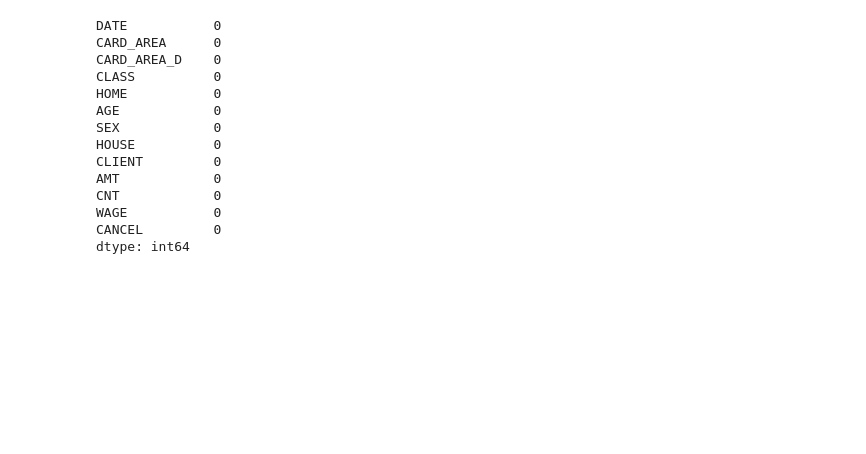
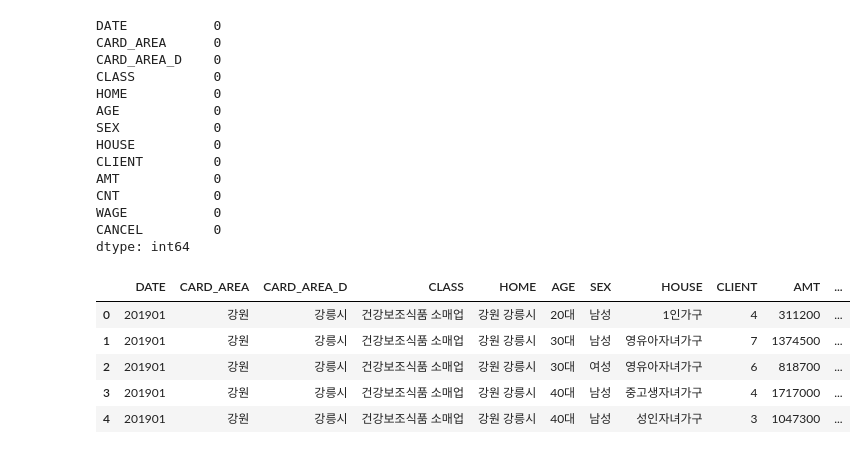
Before and after one commit to dokdin/personal-project, a Jupyter notebook: Data_Preprocessing.ipynb, the cells around one changed output. Cells and saved outputs as stored; diff of their text form; code cells hidden in the pictures; blank space fills up the shorter version.

```diff
--- a/Data_Preprocessing.ipynb
+++ b/Data_Preprocessing.ipynb
@@ -169,6 +169,40 @@ CNT            0
 WAGE           0
 CANCEL         0
 dtype: int64
+# %%
+#  데이터값 바꿔주기
+def test1(x):
+    if x=='60s': return '60대'
+    elif x=='50s': return '50대'
+    elif x=='40s': return '40대'
+    elif x=='30s': return '30대'
+    elif x=='20s': return '20대'
+    else: return '10대'
+
+def test2(x):
+    if x==1: return '남성'
+    else: return '여성'
+
+def test3(x):
+    if x==1: return '1인가구'
+    elif x==2: return '영유아자녀가구'
+    elif x==3: return '중고생자녀가구'
+    elif x==4: return '성인자녀가구'
+    else: return '노년가구'
+
+
+card_no_na['AGE']=card_no_na['AGE'].apply(test1)
+card_no_na['SEX']=card_no_na['SEX'].apply(test2)
+card_no_na['HOUSE']=card_no_na['HOUSE'].apply(test3)
+# %%
+card_no_na.head()
+# %% [output]
+|  | DATE | CARD_AREA | CARD_AREA_D | CLASS | HOME | AGE | SEX | HOUSE | CLIENT | AMT | ... |
+| 0 | 201901 | 강원 | 강릉시 | 건강보조식품 소매업 | 강원 강릉시 | 20대 | 남성 | 1인가구 | 4 | 311200 | ... |
+| 1 | 201901 | 강원 | 강릉시 | 건강보조식품 소매업 | 강원 강릉시 | 30대 | 남성 | 영유아자녀가구 | 7 | 1374500 | ... |
+| 2 | 201901 | 강원 | 강릉시 | 건강보조식품 소매업 | 강원 강릉시 | 30대 | 여성 | 영유아자녀가구 | 6 | 818700 | ... |
+| 3 | 201901 | 강원 | 강릉시 | 건강보조식품 소매업 | 강원 강릉시 | 40대 | 남성 | 중고생자녀가구 | 4 | 1717000 | ... |
+| 4 | 201901 | 강원 | 강릉시 | 건강보조식품 소매업 | 강원 강릉시 | 40대 | 남성 | 성인자녀가구 | 3 | 1047300 | ... |
 # %%
 # # csv로 저장
 # card_no_na.to_csv('c:/data/personal/wagecancel_add.csv',index=False)
```
Also changed, not shown: parts of 1 cell of this notebook.
